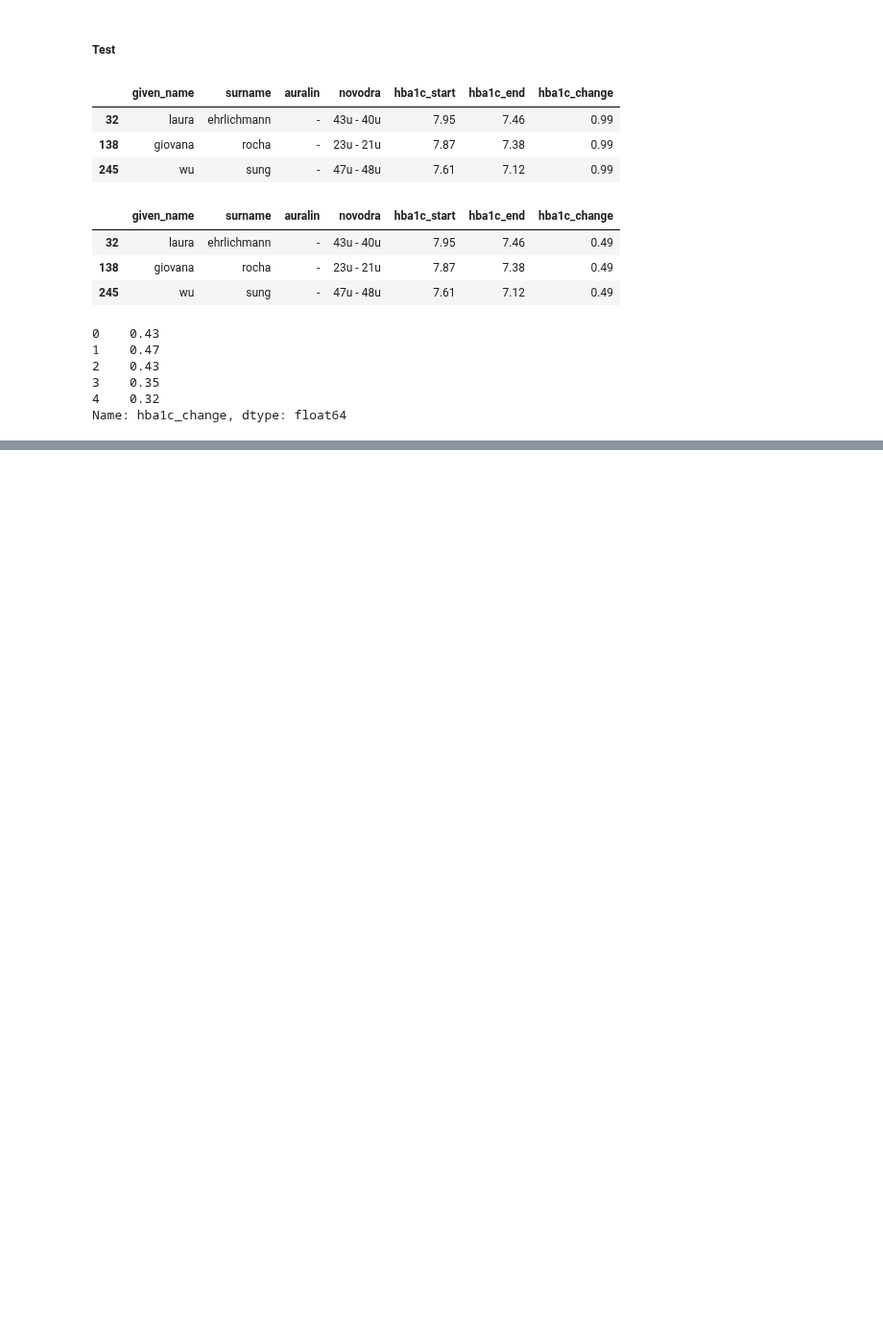
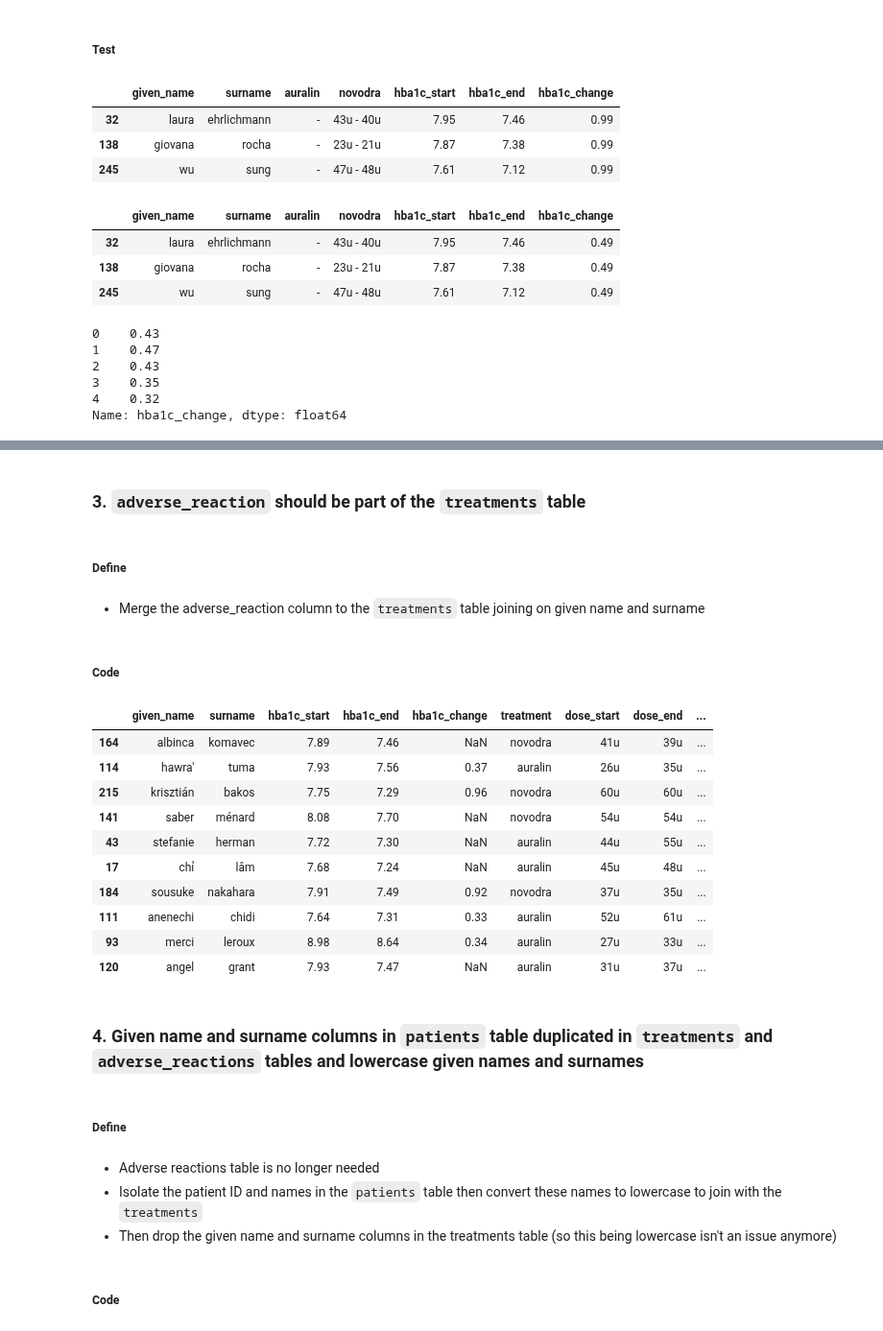
Before and after one commit to jumbamark/data_analysis, a Jupyter notebook: 3-data_wrangling/3-cleaning/cleaning_data.ipynb, the cells around one changed output, grey strips where cells are left out. Shown at 96% size. Cells and saved outputs as stored; diff of their text form; code cells hidden in the pictures; blank space fills up the shorter version.

Commit message:
cleaning for tidiness

```diff
--- a/3-data_wrangling/3-cleaning/cleaning_data.ipynb
+++ b/3-data_wrangling/3-cleaning/cleaning_data.ipynb
@@ -442,0 +559,3 @@ Name: hba1c_change, dtype: float64
+# %%
+treatments_clean = pd.melt(treatments_clean, id_vars=['given_name', 'surname', 'hba1c_start', 'hba1c_end', 'hba1c_change'], var_name='treatment', value_name='dose')
+treatments_clean.sample(8)
@@ -442,0 +572,5 @@ Name: hba1c_change, dtype: float64
+# %%
+treatments_clean = treatments_clean[treatments_clean.dose != '-']
+treatments_clean['dose_start'], treatments_clean['dose_end'] = treatments_clean['dose'].str.split('-', 1).str
+treatments_clean = treatments_clean.drop('dose', axis=1)
+treatments_clean.sample(10)
@@ -442,0 +589,34 @@ Name: hba1c_change, dtype: float64
+# %% [markdown]
+### 3. `adverse_reaction` should be part of the `treatments` table
+# %% [markdown]
+##### Define
+# %% [markdown]
+- Merge the adverse_reaction column to the `treatments` table joining on given name and surname
+# %% [markdown]
+##### Code
+# %%
+treatments_clean = pd.merge(treatments_clean, adverse_reactions_clean, on=['given_name', 'surname'], how='left')
+# %%
+treatments_clean.sample(10)
+# %% [output]
+|  | given_name | surname | hba1c_start | hba1c_end | hba1c_change | treatment | dose_start | dose_end | ... |
+| 164 | albinca | komavec | 7.89 | 7.46 | NaN | novodra | 41u | 39u | ... |
+| 114 | hawra' | tuma | 7.93 | 7.56 | 0.37 | auralin | 26u | 35u | ... |
+| 215 | krisztián | bakos | 7.75 | 7.29 | 0.96 | novodra | 60u | 60u | ... |
+| 141 | saber | ménard | 8.08 | 7.70 | NaN | novodra | 54u | 54u | ... |
+| 43 | stefanie | herman | 7.72 | 7.30 | NaN | auralin | 44u | 55u | ... |
+| 17 | chỉ | lâm | 7.68 | 7.24 | NaN | auralin | 45u | 48u | ... |
+| 184 | sousuke | nakahara | 7.91 | 7.49 | 0.92 | novodra | 37u | 35u | ... |
+| 111 | anenechi | chidi | 7.64 | 7.31 | 0.33 | auralin | 52u | 61u | ... |
+| 93 | merci | leroux | 8.98 | 8.64 | 0.34 | auralin | 27u | 33u | ... |
+| 120 | angel | grant | 7.93 | 7.47 | NaN | auralin | 31u | 37u | ... |
+# %% [markdown]
+### 4. Given name and surname columns in `patients` table duplicated in `treatments` and `adverse_reactions` tables and lowercase given names and surnames
+# %% [markdown]
+##### Define
+# %% [markdown]
+- Adverse reactions table is no longer needed
+- Isolate the patient ID and names in the `patients` table then convert these names to lowercase to join with the `treatments`
+- Then drop the given name and surname columns in the treatments table (so this being lowercase isn't an issue anymore)
+# %% [markdown]
+##### Code
```
Also changed, not shown: parts of 25 cells of this notebook.
